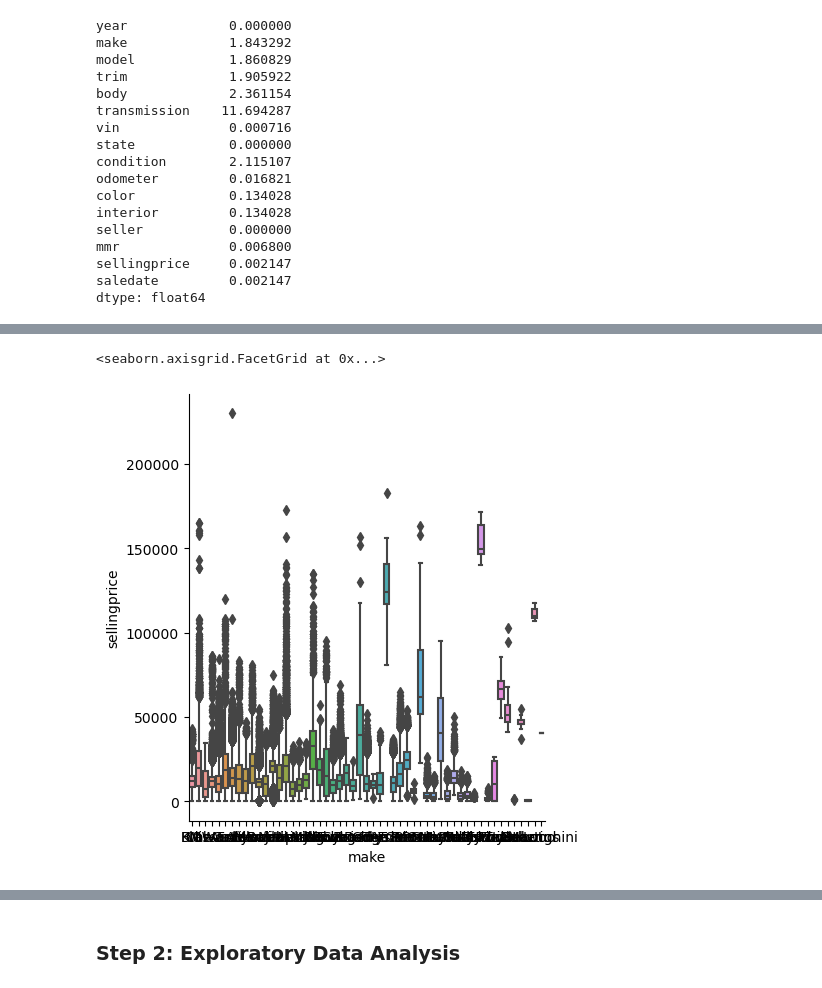
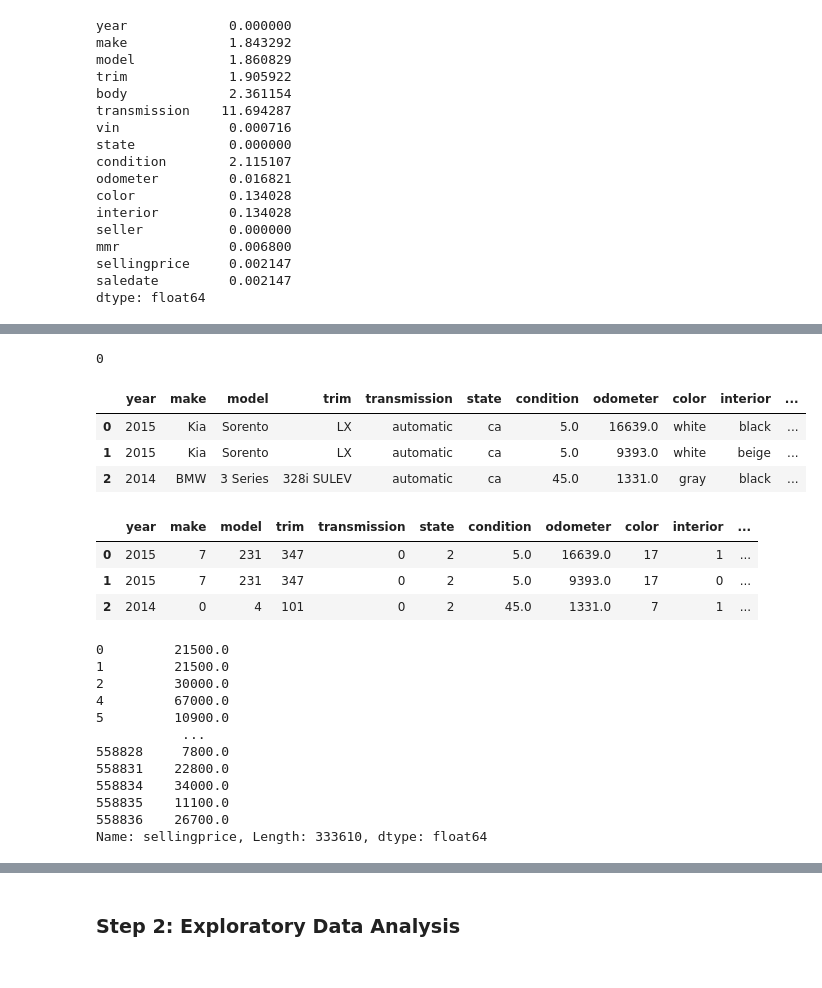
Before and after one commit to Graci98/Price_Predictions, a Jupyter notebook: Car_Price_Predictions.ipynb, the cells around one changed output, grey strips where cells are left out. Saved outputs shown, nothing was run; the diff lists cells and outputs as text; code cells hidden in the pictures.

```diff
--- a/Car_Price_Predictions.ipynb
+++ b/Car_Price_Predictions.ipynb
@@ -125,4 +122,0 @@ memory usage: 68.2+ MB
-# %%
-car_prices_df.dropna(inplace=True)
-car_prices_df= car_prices_df.drop(columns=['vin','saledate','seller'], axis=1)
-car_prices_df.head(2)
@@ -131,4 +123,4 @@ KeyError: "['vin', 'saledate', 'seller'] not found in axis"
 # %%
-make= car_prices_df['make'].value_counts()
-make
+make_pp= car_prices_df.make.value_counts()[:10]
+make_pp.index
 # %% [output]
@@ -163,0 +130,2 @@ g.add_legend()
+# %%
+tencar_df= car_prices_df[car_prices_df['make'].isin(make_pp.index)]
@@ -163,0 +165,13 @@ g.add_legend()
+# %%
+tencar_df = tencar_df[['year','make','model','trim','transmission','state','condition','odometer','color','interior','mmr','sellingprice']]
+# %%
+tencar_df.duplicated().sum()
+# %% [output]
+0
+# %%
+tencar_df.head(3)
+# %% [output]
+|  | year | make | model | trim | transmission | state | condition | odometer | color | interior | ... |
+| 0 | 2015 | Kia | Sorento | LX | automatic | ca | 5.0 | 16639.0 | white | black | ... |
+| 1 | 2015 | Kia | Sorento | LX | automatic | ca | 5.0 | 9393.0 | white | beige | ... |
+| 2 | 2014 | BMW | 3 Series | 328i SULEV | automatic | ca | 45.0 | 1331.0 | gray | black | ... |
@@ -164,6 +184,10 @@ g.add_legend()
+# %%
+tencar_df.head(3)
+# %% [output]
+|  | year | make | model | trim | transmission | state | condition | odometer | color | interior | ... |
+| 0 | 2015 | 7 | 231 | 347 | 0 | 2 | 5.0 | 16639.0 | 17 | 1 | ... |
+| 1 | 2015 | 7 | 231 | 347 | 0 | 2 | 5.0 | 9393.0 | 17 | 0 | ... |
+| 2 | 2014 | 0 | 4 | 101 | 0 | 2 | 45.0 | 1331.0 | 7 | 1 | ... |
 # %%
-sns.catplot(data=car_prices_df, x="make", y="sellingprice", kind="box")
+scaler = MinMaxScaler()
-# %% [output]
-<seaborn.axisgrid.FacetGrid at 0x...>
-[figure, removed]
 # %%
@@ -172 +196,16 @@ y
+# %%
+y
+# %% [output]
+0         21500.0
+1         21500.0
+2         30000.0
+4         67000.0
+5         10900.0
+           ...
+558828     7800.0
+558831    22800.0
+558834    34000.0
+558835    11100.0
+558836    26700.0
+Name: sellingprice, Length: 333610, dtype: float64
 # %%
```
Also changed, not shown: parts of 28 cells of this notebook.
